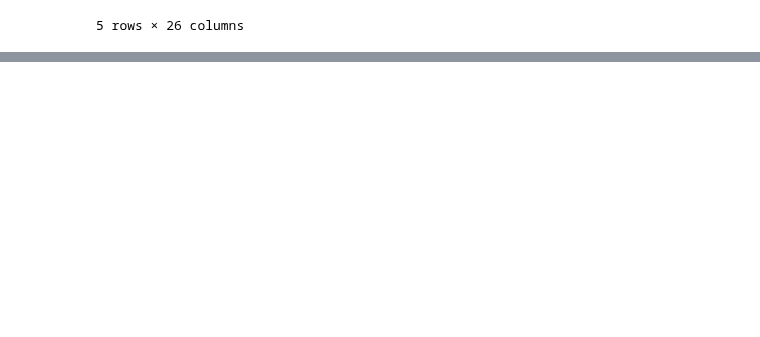
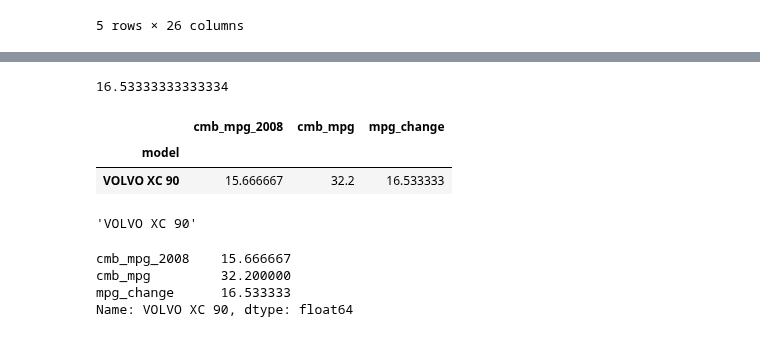
Before and after one commit to jumbamark/data_analysis, a Jupyter notebook: introduction_to_data-analysis/case_studies/second/fuel_economy.ipynb, the cells around one changed output, grey strips where cells are left out. Drawn from its saved outputs; the diff is of its cells as text; code cells hidden in the pictures; blank space fills up the shorter version.

```diff
--- a/case_studies/second/fuel_economy.ipynb
+++ b/introduction_to_data-analysis/case_studies/second/fuel_economy.ipynb
@@ -1118,0 +1156,25 @@ df_combined.to_csv('fuel-economy-datasets/combined_dataset.csv', index=False)
+# %%
+# find the vehicle that improved the most
+# find the maximum mpg_change then use query or indexing to see what model it is
+max_change = model_mpg['mpg_change'].max()
+max_change
+# %% [output]
+16.53333333333334
+# %%
+model_mpg[model_mpg['mpg_change'] == max_change]
+# %% [output]
+|  | cmb_mpg_2008 | cmb_mpg | mpg_change |
+| model |  |  |  |
+| VOLVO XC 90 | 15.666667 | 32.2 | 16.533333 |
+# %%
+idx = model_mpg['mpg_change'].idxmax()
+idx
+# %% [output]
+'VOLVO XC 90'
+# %%
+model_mpg.loc[idx]
+# %% [output]
+cmb_mpg_2008    15.666667
+cmb_mpg         32.200000
+mpg_change      16.533333
+Name: VOLVO XC 90, dtype: float64
```
Also changed, not shown: parts of 7 cells of this notebook, 25 other files.
